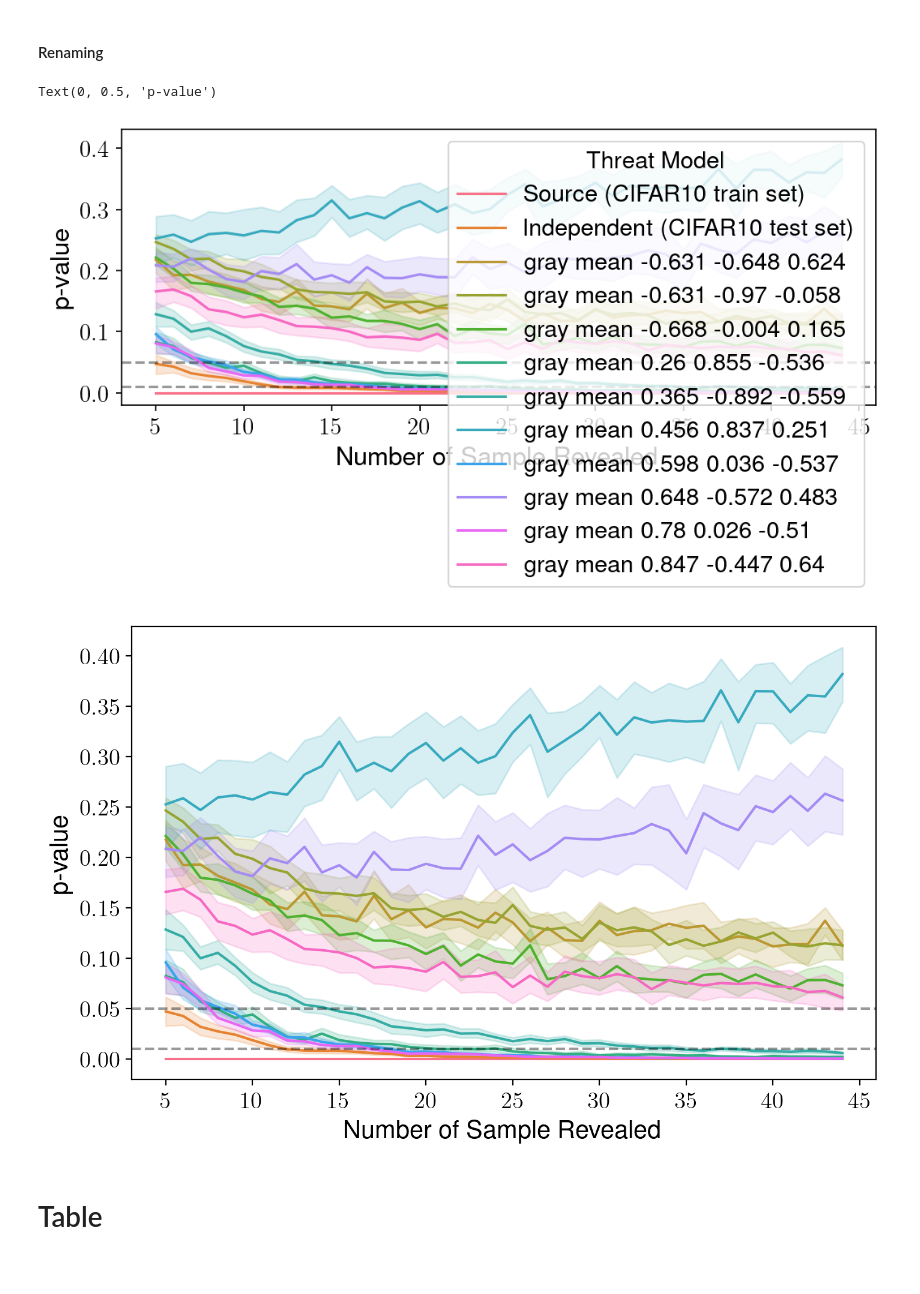
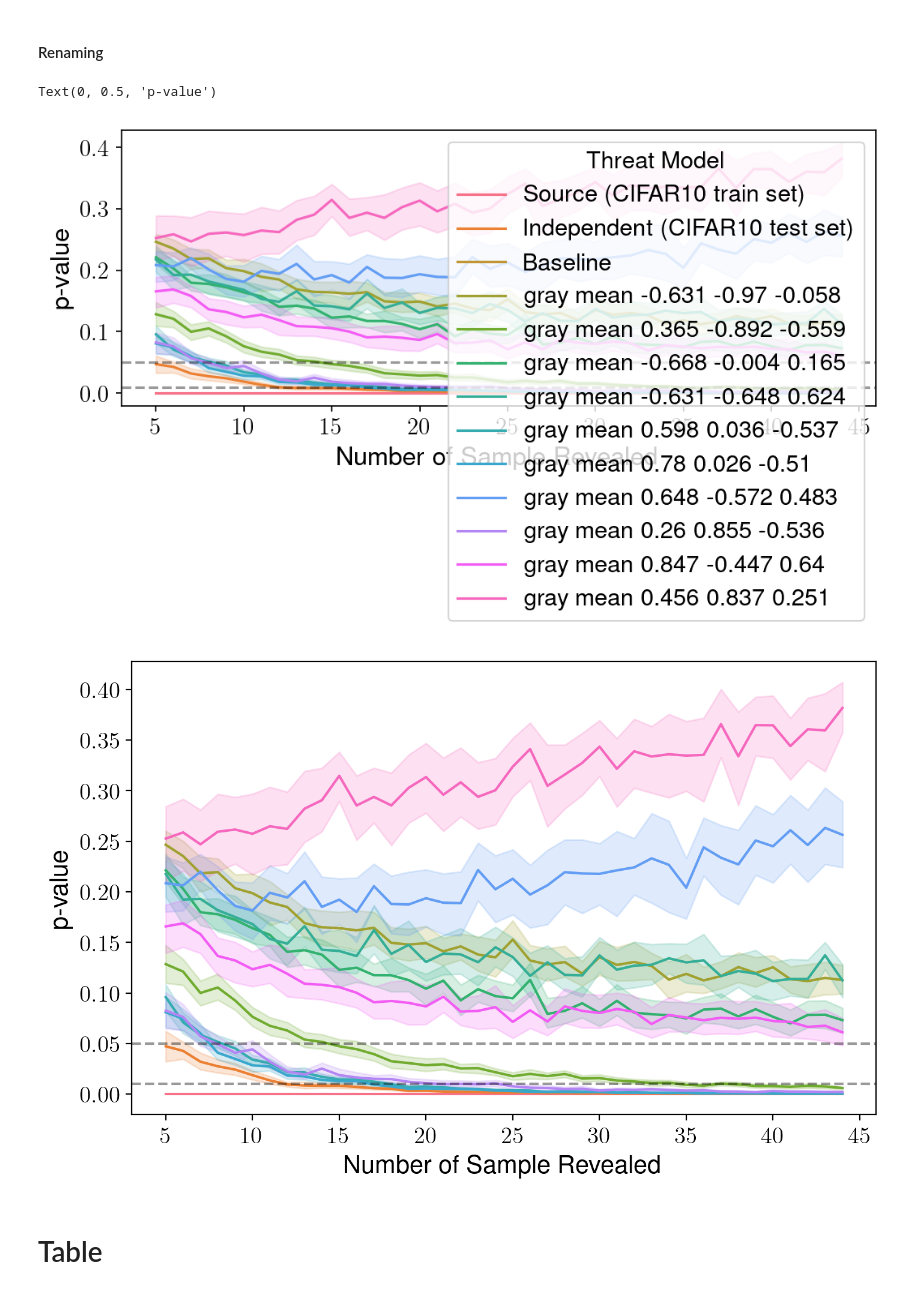
Before and after one commit to TINGWEIJING/dataset-inference, a Jupyter notebook: diff_norm_value_cossim_grayscale_notebook/CIFAR10_rand.ipynb, the cells around one changed output. Saved outputs shown, nothing was run; the diff lists cells and outputs as text; code cells hidden in the pictures.

Commit message:
Update new plot

```diff
--- a/diff_norm_value_cossim_grayscale_notebook/CIFAR10_rand.ipynb
+++ b/diff_norm_value_cossim_grayscale_notebook/CIFAR10_rand.ipynb
@@ -317,18 +312,21 @@ plt.rc('ytick', labelsize=SMALL_SIZE)    # fontsize of the tick labels
 plt.rc('legend', fontsize=SMALL_SIZE)    # legend fontsize
 plt.rc('figure', titlesize=BIGGER_SIZE)  # fontsize of the figure title
 # %%
+# ! Change order
+hue_order = list(rename_dict.values())[1:]
+
 fig, ax = plt.subplots(figsize=(8, 3), dpi=150)
-g = sns.lineplot(x="m", y="p_value", hue="Threat Model", data=plot_df, ax=ax, ci=99)
+g = sns.lineplot(x="m", y="p_value", hue="Threat Model", hue_order=hue_order, data=plot_df, ax=ax, ci=99)
 g.axhline(0.05, ls='--', color="black", alpha=0.4)
 g.axhline(0.01, ls='--', color="black", alpha=0.4)
 g.set_xlabel("Number of Sample Revealed")
 g.set_ylabel("p-value")
 # %% [output]
 Text(0, 0.5, 'p-value')
-[figure, old version]
+[figure, new version]
 # %%
 fig, ax = plt.subplots(figsize=(8, 5), dpi=200)
-g = sns.lineplot(x="m", y="p_value", hue="Threat Model", data=plot_df, ax=ax, ci=99)
+g = sns.lineplot(x="m", y="p_value", hue="Threat Model", hue_order=hue_order, data=plot_df, ax=ax, ci=99)
 g.axhline(0.05, ls='--', color="black", alpha=0.4)
 g.axhline(0.01, ls='--', color="black", alpha=0.4)
 g.set_xlabel("Number of Sample Revealed")
@@ -347,7 +345,7 @@ fig.savefig(
     bbox_inches="tight",
 )
 # %% [output]
-[figure, old version]
+[figure, new version]
 # %% [markdown]
 # Table
 # %%
```
Also changed, not shown: parts of 4 cells of this notebook, 10 other files.
